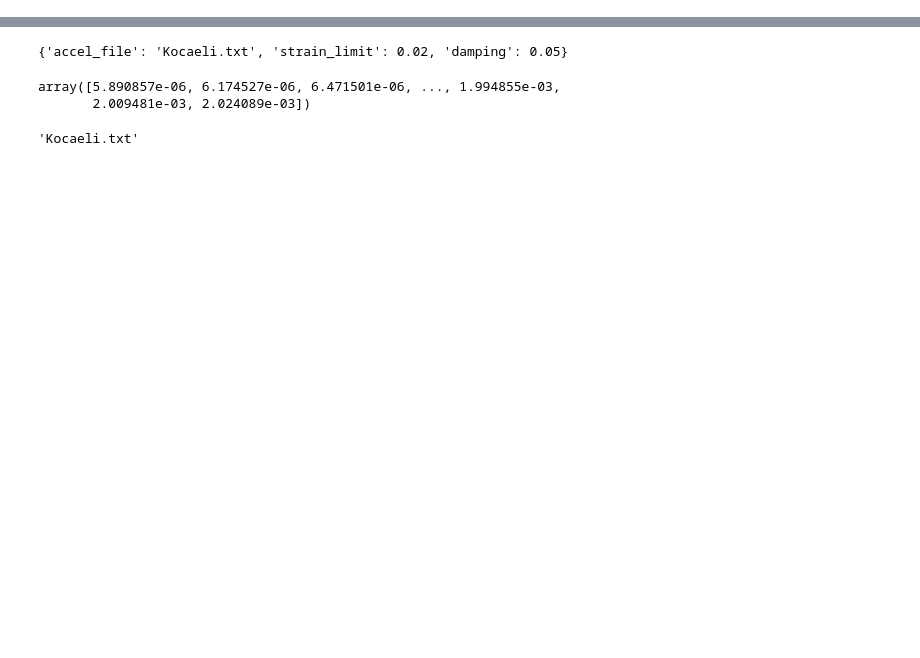
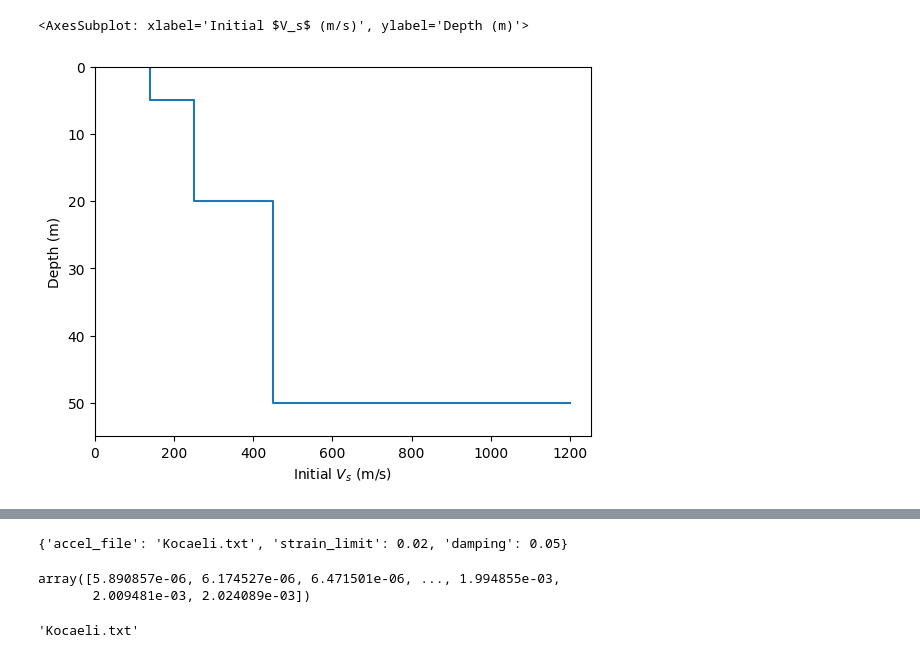
Before and after one commit to panagop/lampa, a Jupyter notebook: jupyter/test.ipynb, the cells around one changed output, grey strips where cells are left out. Cells and saved outputs as stored; diff of their text form; code cells hidden in the pictures; blank space fills up the shorter version.

```diff
--- a/jupyter/test.ipynb
+++ b/jupyter/test.ipynb
@@ -18,0 +28,3 @@ from dataclasses_json import dataclass_json
+# %%
+lts = LampaTimeSeriesMotion.from_txt('Kocaeli.txt')
+lts
@@ -18,0 +92,6 @@ from dataclasses_json import dataclass_json
+# %%
+profile2 = psi.to_pystrata_profile
+profile2.plot("initial_shear_vel")
+# %% [output]
+<AxesSubplot: xlabel='Initial $V_s$ (m/s)', ylabel='Depth (m)'>
+[figure, added]
```
Also changed, not shown: parts of 46 cells of this notebook, 7 other files.
